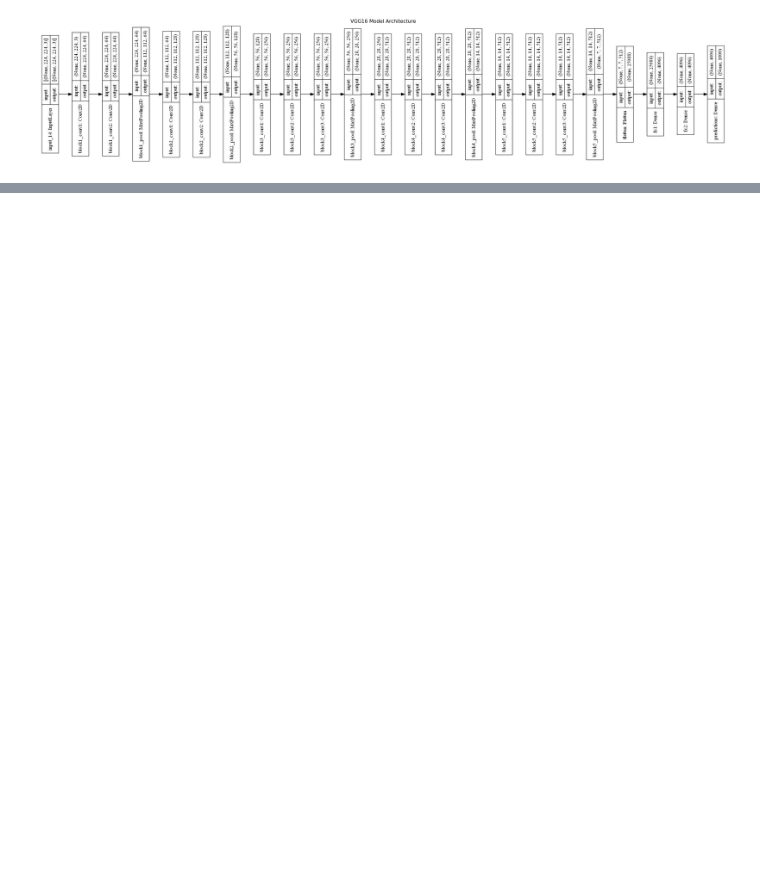
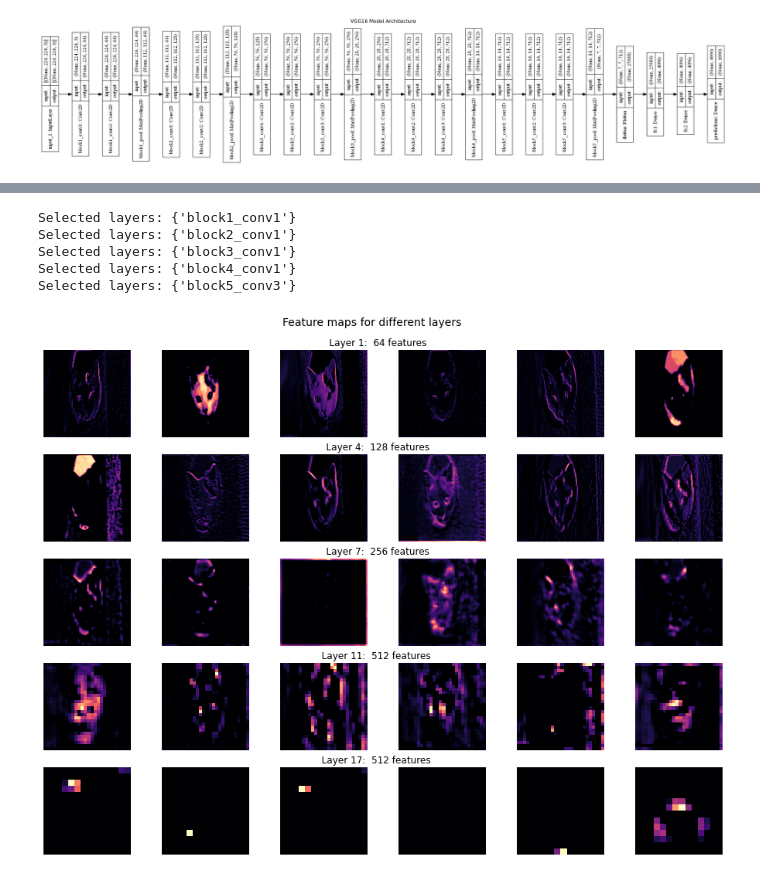
Before and after one commit to achrafkr/Data-Visualization, a Jupyter notebook: Notebooks/Feature_visualization.ipynb, the cells around one changed output, grey strips where cells are left out. Cells and saved outputs as stored; diff of their text form; code cells hidden in the pictures; blank space fills up the shorter version.

```diff
--- a/Notebooks/Feature_visualization.ipynb
+++ b/Notebooks/Feature_visualization.ipynb
@@ -106,3 +115,21 @@ Selected layers: {'block1_conv2'}
+# %%
+layer_idx = [1, 4, 7, 11, 17]
+_, ax = plt.subplots(5, 6, figsize=(16, 12))
+[ax_.axis('off') for ax_ in ax.ravel()] # Hide axis
+
+for i in range(len(layer_idx)):
+    ax[i,2].set_title("{:>45} {} features".format(f"Layer {layer_idx[i]}: ", (2**(6+i) if i<4 else 2**9)))
+    pipeline(img_path, model, [layer_idx[i]], 6, ax=ax[i], inloop=True)
+
+plt.suptitle("Feature maps for different layers", y=0.93, fontsize=14)
+plt.show()
+# %% [output]
+Selected layers: {'block1_conv1'}
+Selected layers: {'block2_conv1'}
+Selected layers: {'block3_conv1'}
+Selected layers: {'block4_conv1'}
+Selected layers: {'block5_conv3'}
+[figure, added]
 # %%
 predicted = model.predict(preprocess_image(img_path))
 # %%
```
Also changed, not shown: parts of 11 cells of this notebook.
